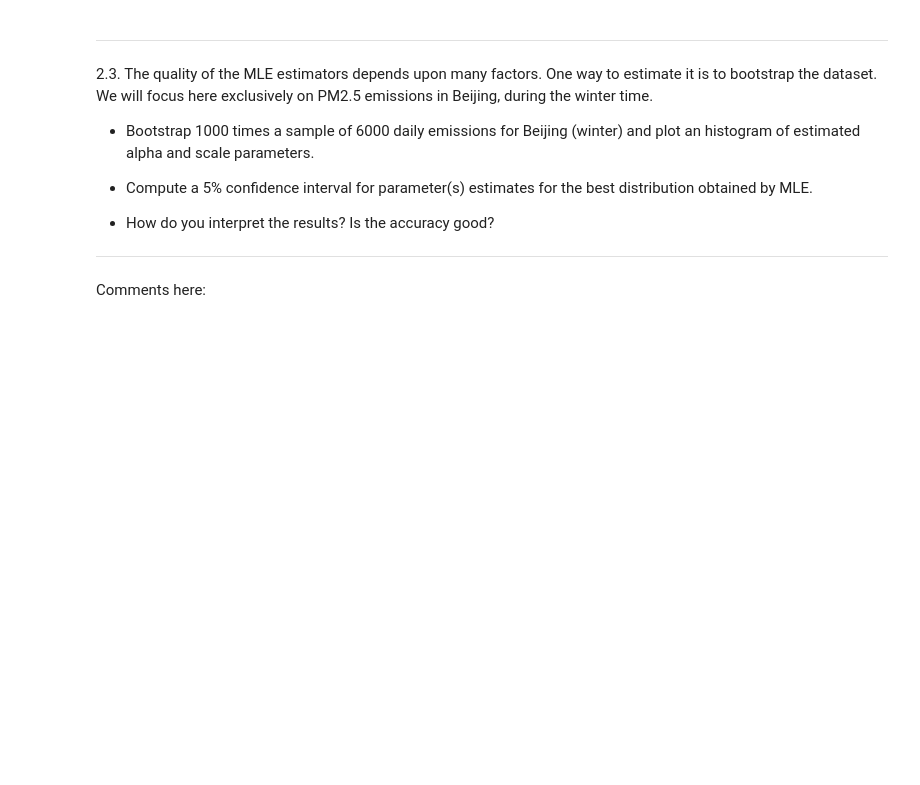
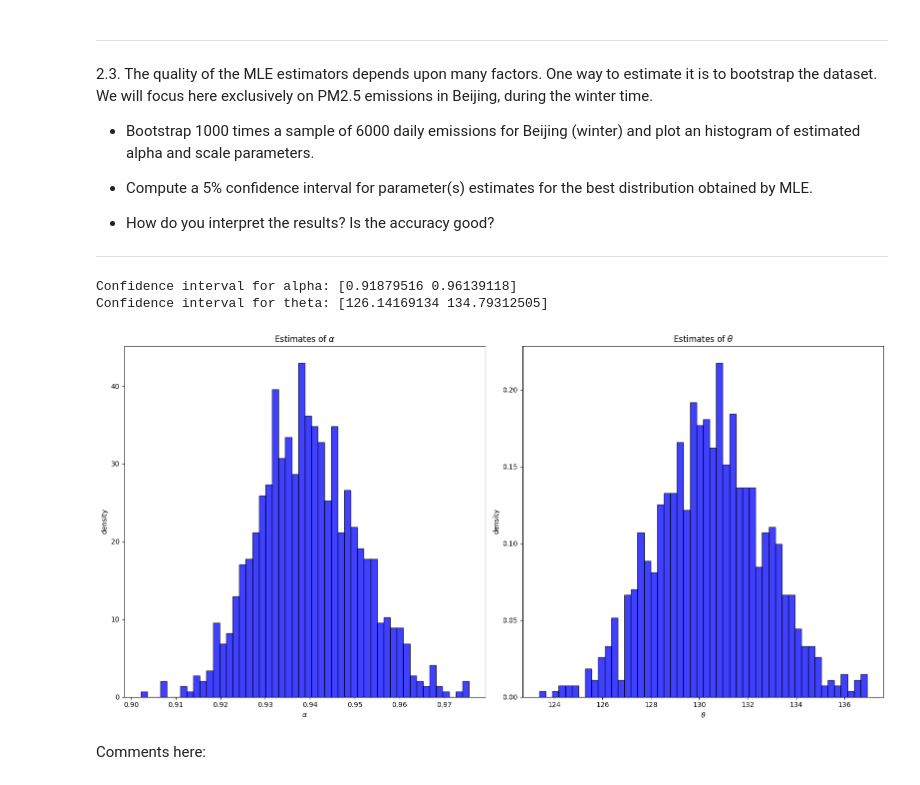
Before and after one commit to thibvr99/hackathon1_g19, a Jupyter notebook: Hackathon 1.ipynb, the cells around one changed output. Saved outputs shown, nothing was run; the diff lists cells and outputs as text; code cells hidden in the pictures; blank space fills up the shorter version.

```diff
--- a/Hackathon 1.ipynb
+++ b/Hackathon 1.ipynb
@@ -287,3 +323,45 @@ Comments here:
+# %%
+# Bootstrap
+M=1000
+n=6000
+alpha_estimates = []
+scale_estimates = []
+
+for _ in range(M):
+    sample = np.random.choice(dataWinterBeijing, size=n, replace=True)
+    alpha, loc, theta = sc.gamma.fit(sample, floc=0)
+    alpha_estimates.append(alpha)
+    scale_estimates.append(theta)
+
+# Plot the histograms of the estimates
+
+fig, ax = plt.subplots(1, 2, figsize=(16, 8))
+
+ax[0].hist(alpha_estimates,  50, density=1, facecolor='blue', alpha=0.75, edgecolor='black')
+ax[0].set_title(r'Estimates of $\alpha$')
+ax[0].set_xlabel(r'$\alpha$')
+ax[0].set_ylabel('density')
+
+ax[1].hist(scale_estimates, 50, density=1, facecolor='blue', alpha=0.75, edgecolor='black')
+ax[1].set_title(r'Estimates of $\theta$')
+ax[1].set_xlabel(r'$\theta$')
+ax[1].set_ylabel('density')
+
+# Compute the confidence intervals
+
+alpha_ci = np.percentile(alpha_estimates, [2.5, 97.5])
+theta_ci = np.percentile(scale_estimates, [2.5, 97.5])
+
+print("Confidence interval for alpha:", alpha_ci)
+print("Confidence interval for theta:", theta_ci)
+
+plt.tight_layout()
+#plt.savefig("bootstrap" + '.png', bbox_inches='tight')
+plt.show()
+# %% [output]
+Confidence interval for alpha: [0.91879516 0.96139118]
+Confidence interval for theta: [126.14169134 134.79312505]
+[figure, added]
 # %% [markdown]
 Comments here:
 # %% [markdown]
```
Also changed, not shown: parts of 13 cells of this notebook.
